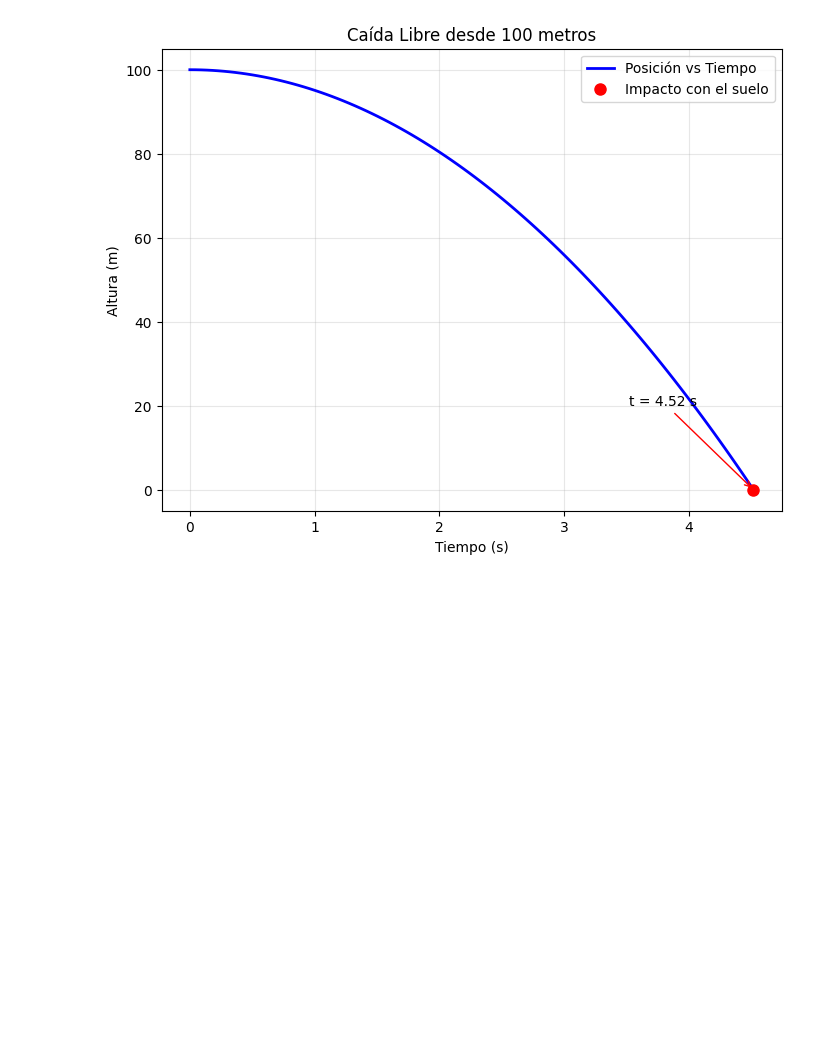
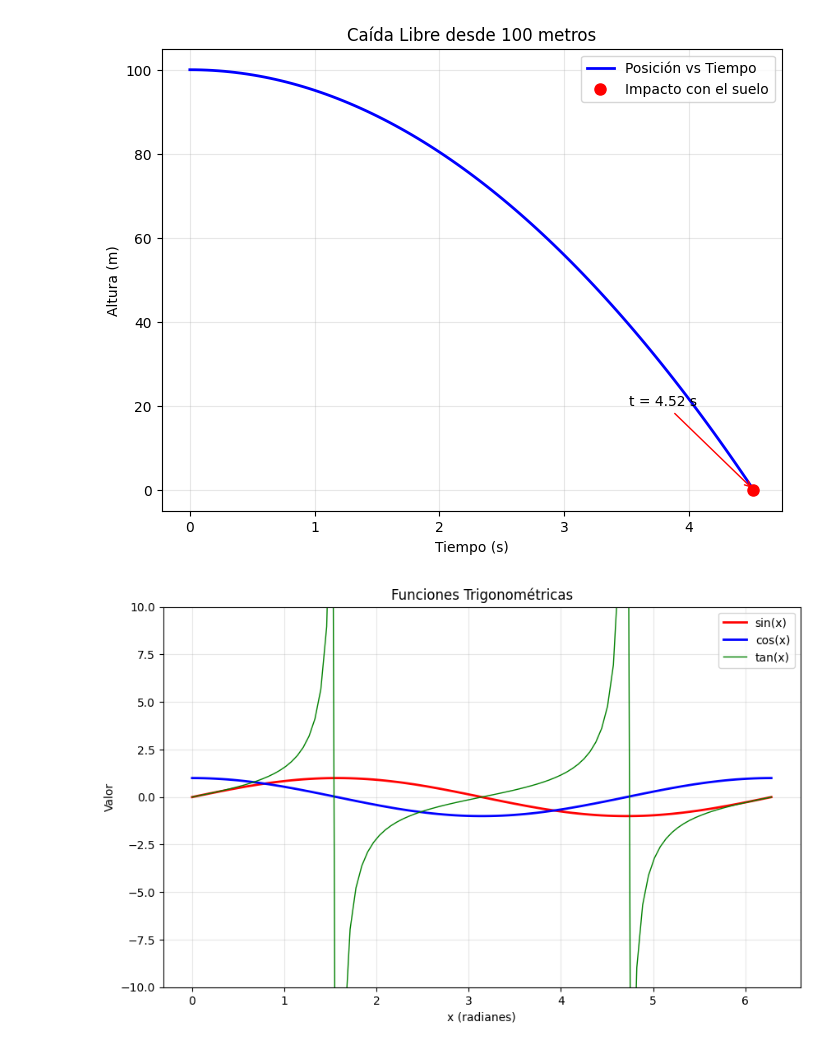
Before and after one commit to jperaltac/pcfi161, a Jupyter notebook: lectures/Test.ipynb, the cells around one changed output. Drawn from its saved outputs; the diff is of its cells as text; code cells hidden in the pictures; blank space fills up the shorter version.

```diff
--- a/lectures/Test.ipynb
+++ b/lectures/Test.ipynb
@@ -151,3 +150,26 @@ plt.show()
 # %% [output]
 Tiempo de caída: 4.52 segundos
 [figure]
+# %%
+x = np.linspace(0, 2 * np.pi, 100)
+
+sin = np.sin(x)
+cos = np.cos(x)
+tan = np.tan(x)
+
+import matplotlib.pyplot as plt
+
+
+plt.figure(figsize=(10, 6))
+plt.plot(x, sin, 'r-', linewidth=2, label='sin(x)')
+plt.plot(x, cos, 'b-', linewidth=2, label='cos(x)')
+plt.plot(x, tan, 'g-', linewidth=1, label='tan(x)')
+plt.ylim(-10, 10)  # Limitar eje y para evitar valores extremos de tan(x)
+plt.xlabel('x (radianes)')
+plt.ylabel('Valor')
+plt.title('Funciones Trigonométricas')
+plt.grid(True, alpha=0.3)
+plt.legend()
+plt.show()
+# %% [output]
+[figure, added]
```
Also changed, not shown: parts of 1 cell of this notebook, 11 other files.
